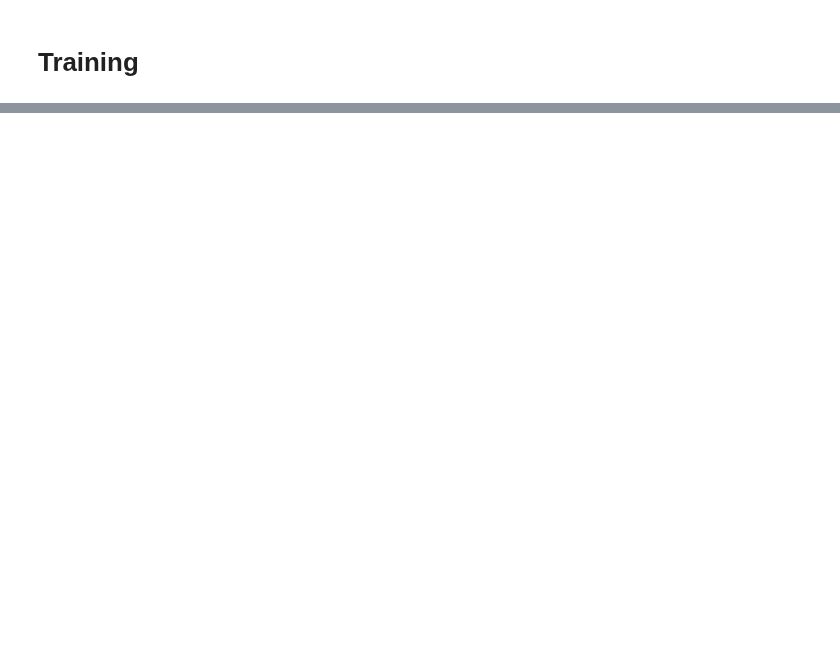
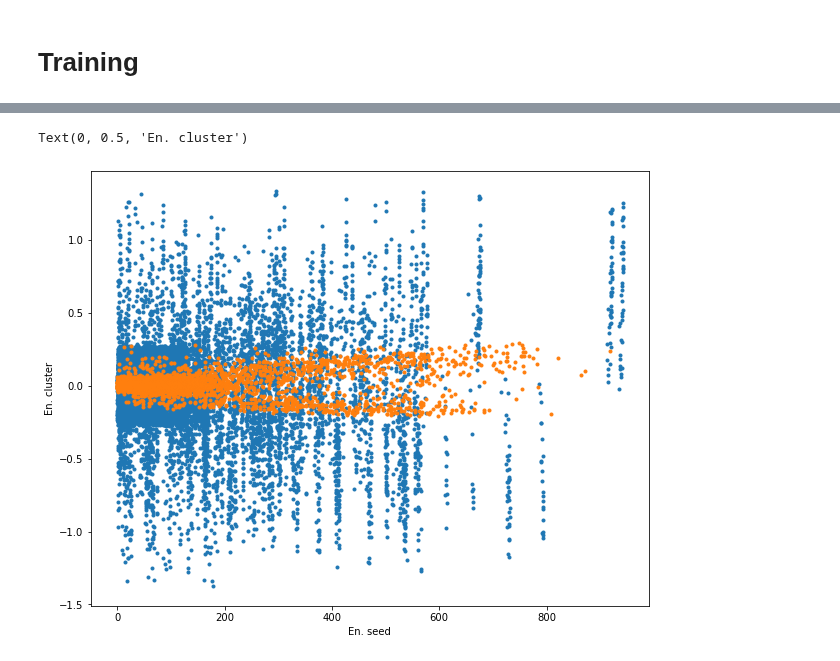
Before and after one commit to valsdav/DeepSuperCluster, a Jupyter notebook: SimpleDNN.ipynb, the cells around one changed output, grey strips where cells are left out. Drawn from its saved outputs; the diff is of its cells as text; code cells hidden in the pictures; blank space fills up the shorter version.

```diff
--- a/SimpleDNN.ipynb
+++ b/SimpleDNN.ipynb
@@ -250,0 +227,8 @@ plt.hist(reverse_sample[y_test==1, 0], bins=30)
+# %%
+plt.scatter(abs(data_out_0.en_seed - data_out_0.en_cluster), data_out_0.cluster_deta, marker=".")
+plt.scatter(abs(data_out_1.en_seed - data_out_1.en_cluster), data_out_1.cluster_deta,  marker=".")
+plt.xlabel("En. seed")
+plt.ylabel("En. cluster")
+# %% [output]
+Text(0, 0.5, 'En. cluster')
+[figure, added]
```
Also changed, not shown: parts of 47 cells of this notebook, 2 other files.
